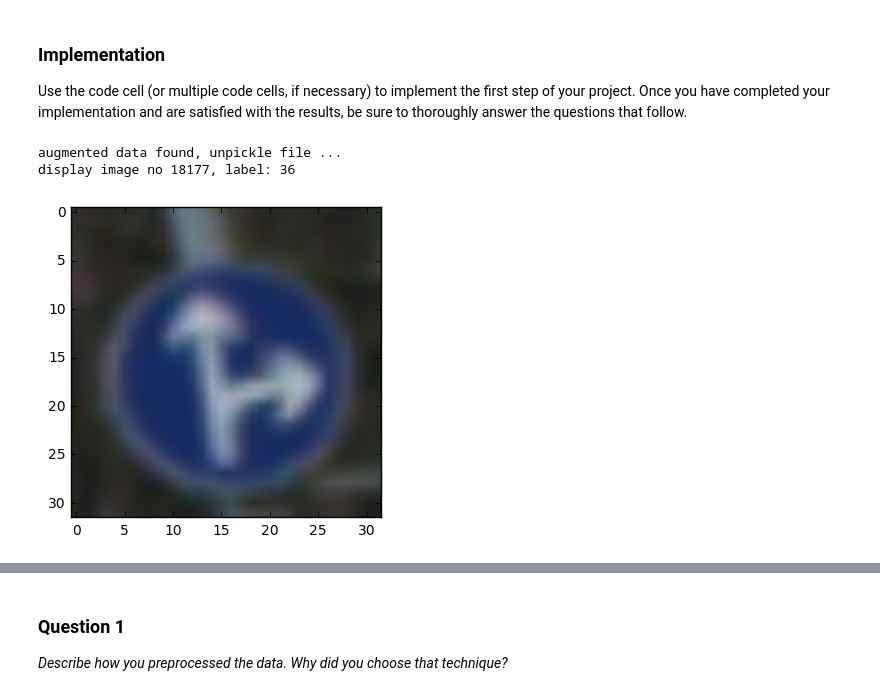
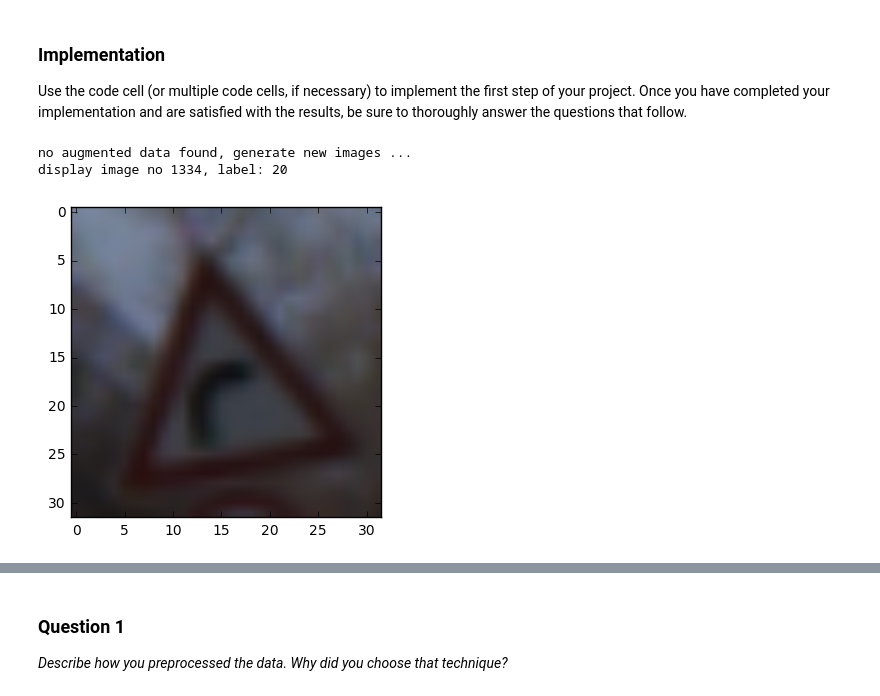
Before and after one commit to kuonanhong/CarND-Traffic-Sign-Classifier-Project, a Jupyter notebook: Traffic_Sign_Classifier.ipynb, the cells around one changed output, grey strips where cells are left out. Drawn from its saved outputs; the diff is of its cells as text; code cells hidden in the pictures.

```diff
--- a/Traffic_Sign_Classifier.ipynb
+++ b/Traffic_Sign_Classifier.ipynb
@@ -139,15 +141,15 @@ def rotate_image(img):
         and scale to fit 32*32 image
     """
     global rotate_rand_state
-    # TODO(Olala): unnecessary to copy?
     img = np.copy(img)
     rotate_rand_state = rotate_rand_state + 1
-    angles = [-10., -5., 5., 10.]
+    angles = [-5., -2., 2., 5.]
     angle = angles[(rotate_rand_state*prime)%len(angles)]
     _w, _h, _d = img.shape
     rad = _abs_rad(angle)
     scale = math.sin(PI*0.75-rad) / math.sin(PI/4.)
     M = cv2.getRotationMatrix2D((_w/2, _h/2), angle,scale)
+    # M = cv2.getRotationMatrix2D((_w/2, _h/2), angle, 1)
     dst = cv2.warpAffine(img, M, (_w,_h))
 
     return dst
@@ -159,7 +161,6 @@ from os.path import isfile
 from collections import Counter
 
 augment_times = 4
-
 
 def augment_data(X, y):
     counter = Counter(y)
@@ -181,37 +182,37 @@ training_file_aug = 'train_aug.p'
 testing_file_aug = 'test_aug.p'
 
 X_aug, y_aug = None, None
-if isfile(training_file_aug) and isfile(testing_file_aug):
+if False and isfile(training_file_aug) and isfile(testing_file_aug):
     # exteded training and testing set found
     print('augmented data found, unpickle file ...')
     with open(training_file_aug, mode='rb') as f:
         X_aug = pickle.load(f)
     with open(testing_file_aug, mode='rb') as f:
         y_aug = pickle.load(f)
 else:
     print('no augmented data found, generate new images ...')
     X_aug, y_aug = augment_data(X_train_orig, y_train_orig)
     with open(training_file_aug, mode='wb') as f:
         pickle.dump(X_aug, f)
     with open(testing_file_aug, mode='wb') as f:
         pickle.dump(y_aug, f)
 
 
 if len(X_aug) > 0:
     X_train_new = np.concatenate((X_train_orig, X_aug))
     y_train_new = np.concatenate((y_train_orig, y_aug))
     display_sample(X_aug, y_aug)
     del X_train_orig
     del X_aug
     del y_train_orig
     del y_aug
 else:
     X_train_new = X_train_orig
     y_train_new = y_train_orig
 # %% [output]
-augmented data found, unpickle file ...
-display image no 18177, label: 36
+no augmented data found, generate new images ...
+display image no 1334, label: 20
-[figure, old version]
+[figure, new version]
 # %%
 ### Preprocess the data here.
 ### Feel free to use as many code cells as needed.
```
Also changed, not shown: parts of 11 cells of this notebook, 4 other files.
